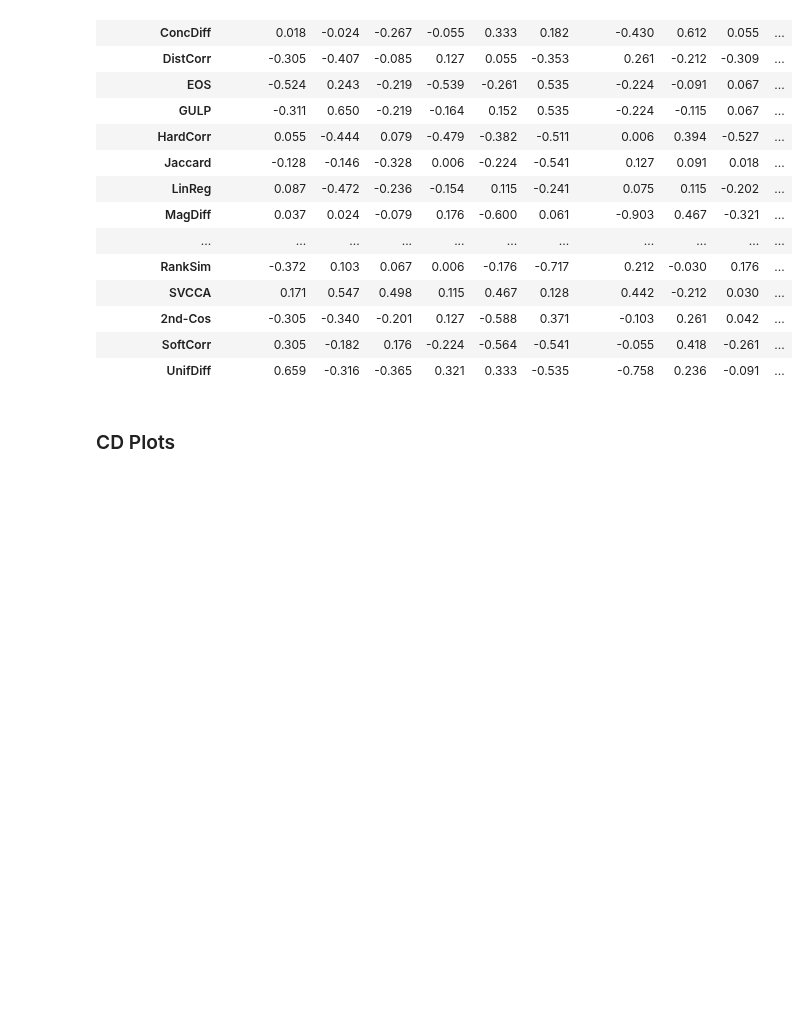
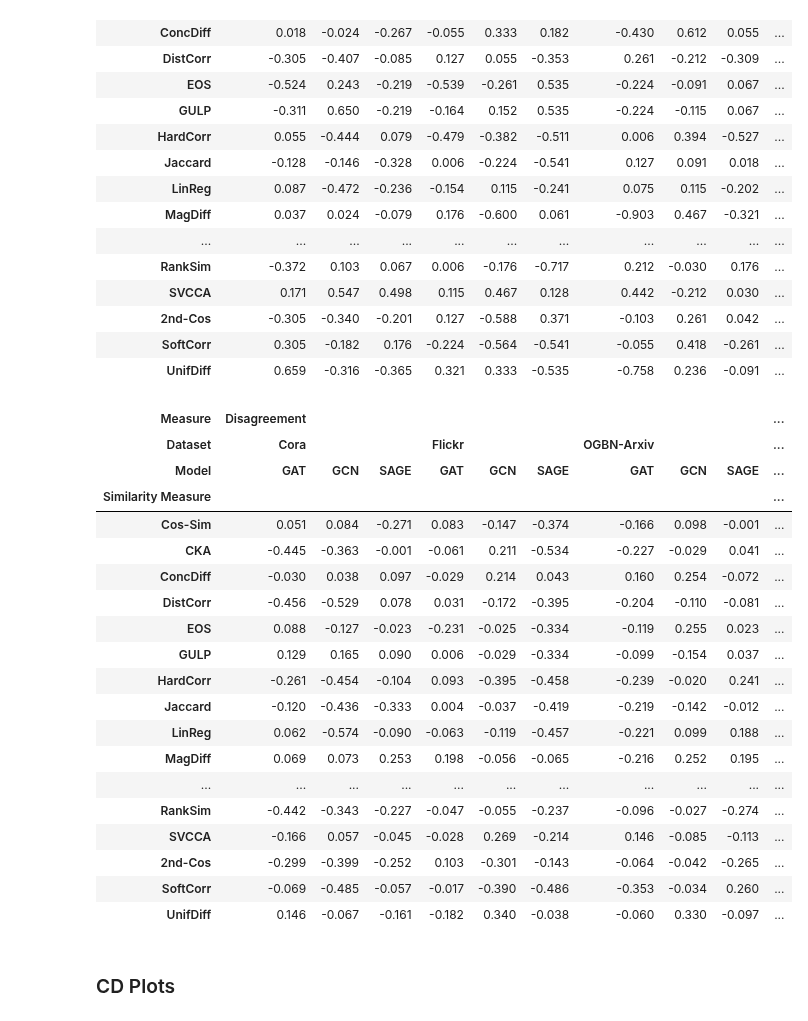
Before and after one commit to TaWald/similaritybench, a Jupyter notebook: graphs/notebooks/tables.ipynb, the cells around one changed output. Drawn from its saved outputs; the diff is of its cells as text; code cells hidden in the pictures; blank space fills up the shorter version.

Commit message:
add differnt amounts of seeds in output corrs

```diff
--- a/graphs/notebooks/tables.ipynb
+++ b/graphs/notebooks/tables.ipynb
@@ -354,13 +354,15 @@ layer_test_df
 # %% [markdown]
 ### Results of Output Correlations
 # %%
-def OUTPUT_DF_FILE_NAME(dataset):
+def OUTPUT_DF_FILE_NAME(dataset, seeds):
+    if seeds == 5:
+        return f"output_correlation_test_{dataset}_full_5s.csv"
     return f"output_correlation_test_{dataset}_full.csv"
 # %%
-def get_output_correlation_table(datasets, corr_func="spearmanr"):
+def get_output_correlation_table(datasets, corr_func="spearmanr", seeds = 10):
     dfs = []
     for dataset in datasets:
-        path = os.path.join(EXPERIMENT_RESULTS_PATH, OUTPUT_DF_FILE_NAME(dataset))
+        path = os.path.join(EXPERIMENT_RESULTS_PATH, OUTPUT_DF_FILE_NAME(dataset, seeds))
         df = pd.read_csv(path)
         df = df.loc[df.loc[:,"quality_measure"] == corr_func]
         data = df.loc[:, ["similarity_measure", "functional_similarity_measure", "corr", "architecture"]]
@@ -395,6 +397,29 @@ get_output_correlation_table(["cora", "flickr", "ogbn-arxiv"])
 | 2nd-Cos | -0.305 | -0.340 | -0.201 | 0.127 | -0.588 | 0.371 | -0.103 | 0.261 | 0.042 | ... |
 | SoftCorr | 0.305 | -0.182 | 0.176 | -0.224 | -0.564 | -0.541 | -0.055 | 0.418 | -0.261 | ... |
 | UnifDiff | 0.659 | -0.316 | -0.365 | 0.321 | 0.333 | -0.535 | -0.758 | 0.236 | -0.091 | ... |
+# %%
+get_output_correlation_table(["cora", "flickr", "ogbn-arxiv"], seeds = 10)
+# %% [output]
+| Measure | Disagreement |  |  |  |  |  |  |  |  | ... |
+| Dataset | Cora |  |  | Flickr |  |  | OGBN-Arxiv |  |  | ... |
+| Model | GAT | GCN | SAGE | GAT | GCN | SAGE | GAT | GCN | SAGE | ... |
+| Similarity Measure |  |  |  |  |  |  |  |  |  | ... |
+| Cos-Sim | 0.051 | 0.084 | -0.271 | 0.083 | -0.147 | -0.374 | -0.166 | 0.098 | -0.001 | ... |
+| CKA | -0.445 | -0.363 | -0.001 | -0.061 | 0.211 | -0.534 | -0.227 | -0.029 | 0.041 | ... |
+| ConcDiff | -0.030 | 0.038 | 0.097 | -0.029 | 0.214 | 0.043 | 0.160 | 0.254 | -0.072 | ... |
+| DistCorr | -0.456 | -0.529 | 0.078 | 0.031 | -0.172 | -0.395 | -0.204 | -0.110 | -0.081 | ... |
+| EOS | 0.088 | -0.127 | -0.023 | -0.231 | -0.025 | -0.334 | -0.119 | 0.255 | 0.023 | ... |
+| GULP | 0.129 | 0.165 | 0.090 | 0.006 | -0.029 | -0.334 | -0.099 | -0.154 | 0.037 | ... |
+| HardCorr | -0.261 | -0.454 | -0.104 | 0.093 | -0.395 | -0.458 | -0.239 | -0.020 | 0.241 | ... |
+| Jaccard | -0.120 | -0.436 | -0.333 | 0.004 | -0.037 | -0.419 | -0.219 | -0.142 | -0.012 | ... |
+| LinReg | 0.062 | -0.574 | -0.090 | -0.063 | -0.119 | -0.457 | -0.221 | 0.099 | 0.188 | ... |
+| MagDiff | 0.069 | 0.073 | 0.253 | 0.198 | -0.056 | -0.065 | -0.216 | 0.252 | 0.195 | ... |
+| ... | ... | ... | ... | ... | ... | ... | ... | ... | ... | ... |
+| RankSim | -0.442 | -0.343 | -0.227 | -0.047 | -0.055 | -0.237 | -0.096 | -0.027 | -0.274 | ... |
+| SVCCA | -0.166 | 0.057 | -0.045 | -0.028 | 0.269 | -0.214 | 0.146 | -0.085 | -0.113 | ... |
+| 2nd-Cos | -0.299 | -0.399 | -0.252 | 0.103 | -0.301 | -0.143 | -0.064 | -0.042 | -0.265 | ... |
+| SoftCorr | -0.069 | -0.485 | -0.057 | -0.017 | -0.390 | -0.486 | -0.353 | -0.034 | 0.260 | ... |
+| UnifDiff | 0.146 | -0.067 | -0.161 | -0.182 | 0.340 | -0.038 | -0.060 | 0.330 | -0.097 | ... |
 # %% [markdown]
 ### CD Plots
 # %%
```
Also changed, not shown: parts of 1 cell of this notebook.
